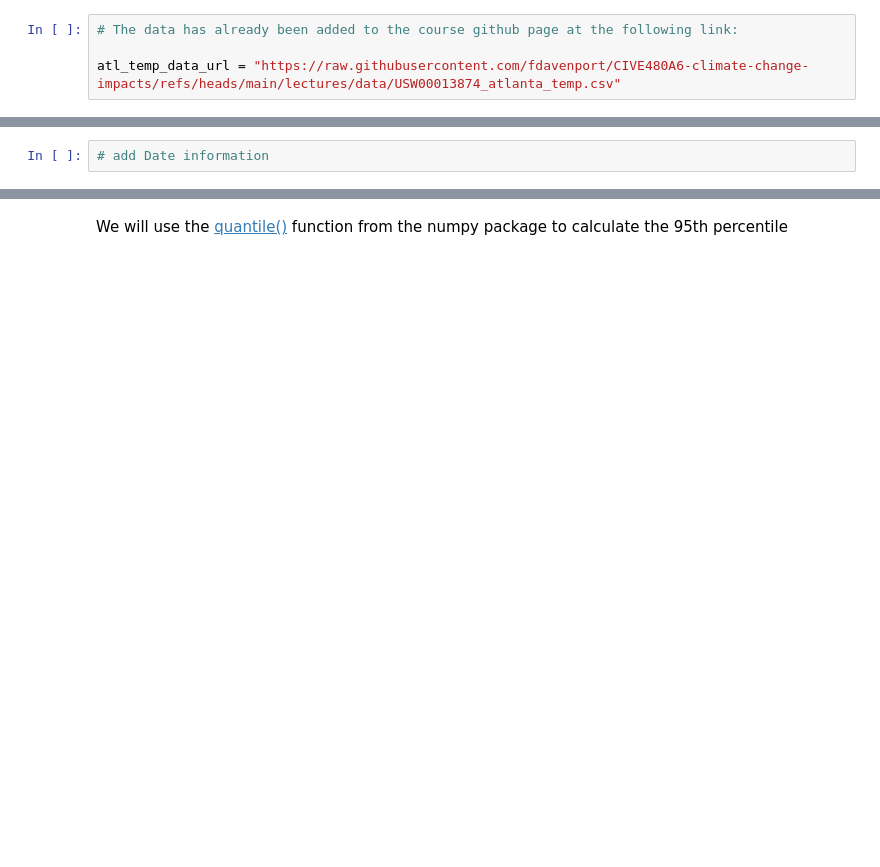
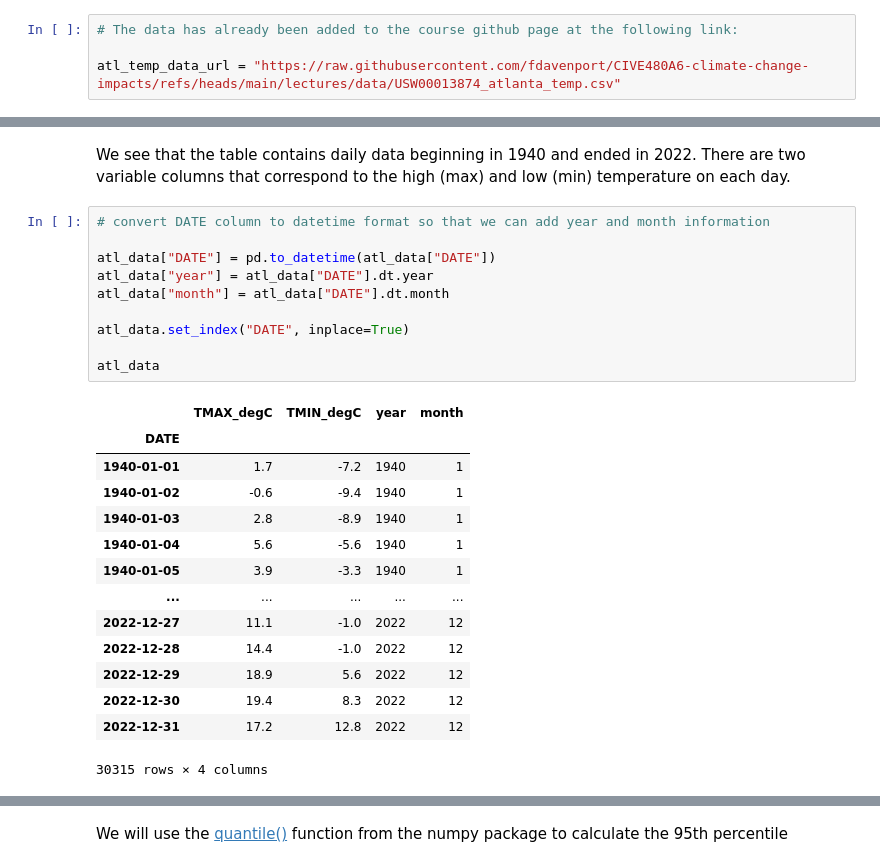
Before and after one commit to fdavenport/course-climate-change-impacts, a Jupyter notebook: lectures/06_Analyzing_Extreme_Events.ipynb, the cells around one changed output, grey strips where cells are left out. Drawn from its saved outputs; the diff is of its cells as text; blank space fills up the shorter version.

```diff
--- a/lectures/06_Analyzing_Extreme_Events.ipynb
+++ b/lectures/06_Analyzing_Extreme_Events.ipynb
@@ -31,4 +52,29 @@ atl_temp_data_url = "https://raw.githubusercontent.com/fdavenport/CIVE480A6-clim
-# %%
-# add Date information
+# %% [markdown]
+We see that the table contains daily data beginning in 1940 and ended in 2022. There are two variable columns that correspond to the high (max) and low (min) temperature on each day.
+# %%
+# convert DATE column to datetime format so that we can add year and month information
+
+atl_data["DATE"] = pd.to_datetime(atl_data["DATE"])
+atl_data["year"] = atl_data["DATE"].dt.year
+atl_data["month"] = atl_data["DATE"].dt.month
+
+atl_data.set_index("DATE", inplace=True)
+
+atl_data
+# %% [output]
+|  | TMAX_degC | TMIN_degC | year | month |
+| DATE |  |  |  |  |
+| 1940-01-01 | 1.7 | -7.2 | 1940 | 1 |
+| 1940-01-02 | -0.6 | -9.4 | 1940 | 1 |
+| 1940-01-03 | 2.8 | -8.9 | 1940 | 1 |
+| 1940-01-04 | 5.6 | -5.6 | 1940 | 1 |
+| 1940-01-05 | 3.9 | -3.3 | 1940 | 1 |
+| ... | ... | ... | ... | ... |
+| 2022-12-27 | 11.1 | -1.0 | 2022 | 12 |
+| 2022-12-28 | 14.4 | -1.0 | 2022 | 12 |
+| 2022-12-29 | 18.9 | 5.6 | 2022 | 12 |
+| 2022-12-30 | 19.4 | 8.3 | 2022 | 12 |
+| 2022-12-31 | 17.2 | 12.8 | 2022 | 12 |
+30315 rows × 4 columns
 # %%
 # get a summary of the data
```
Also changed, not shown: parts of 37 cells of this notebook.
